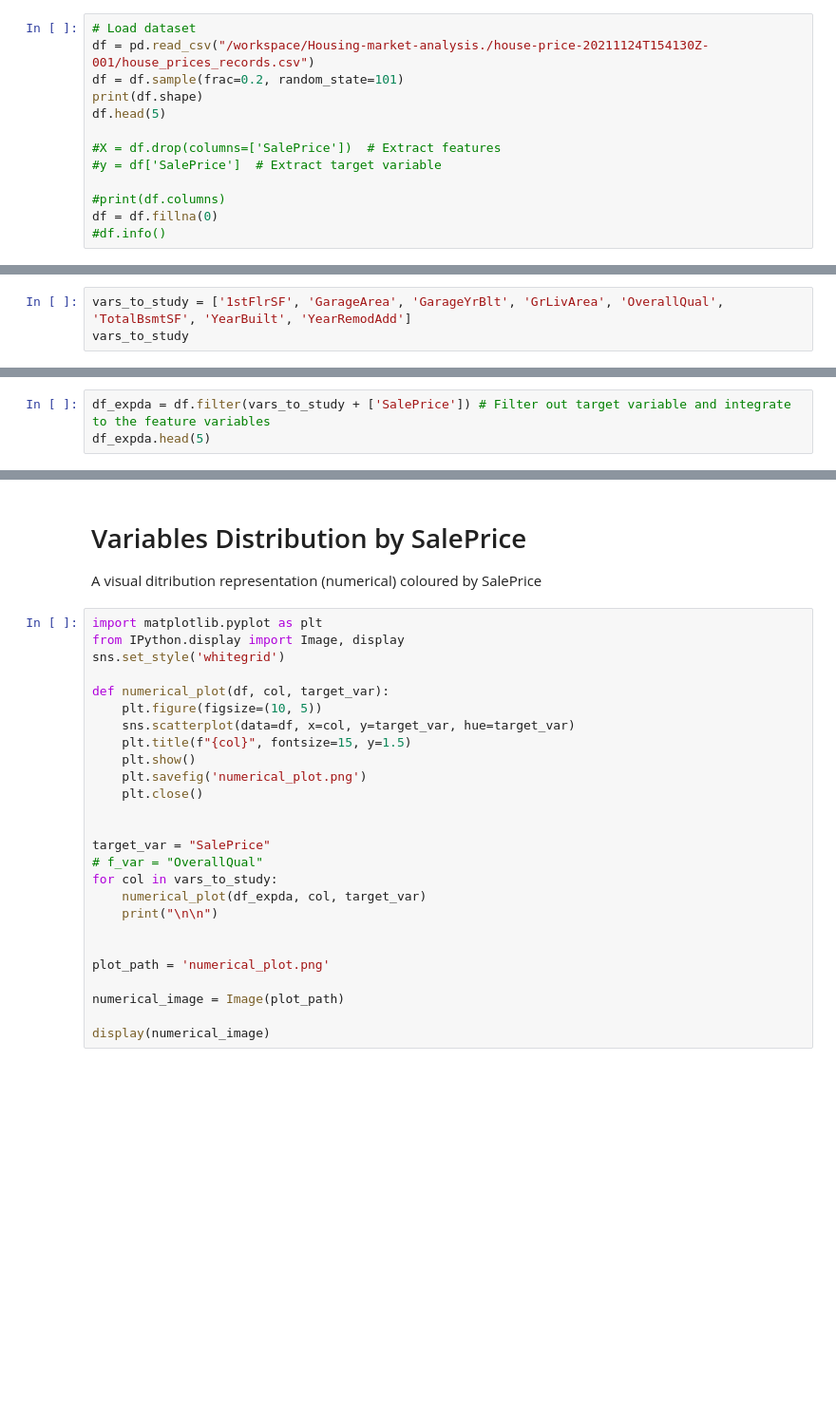
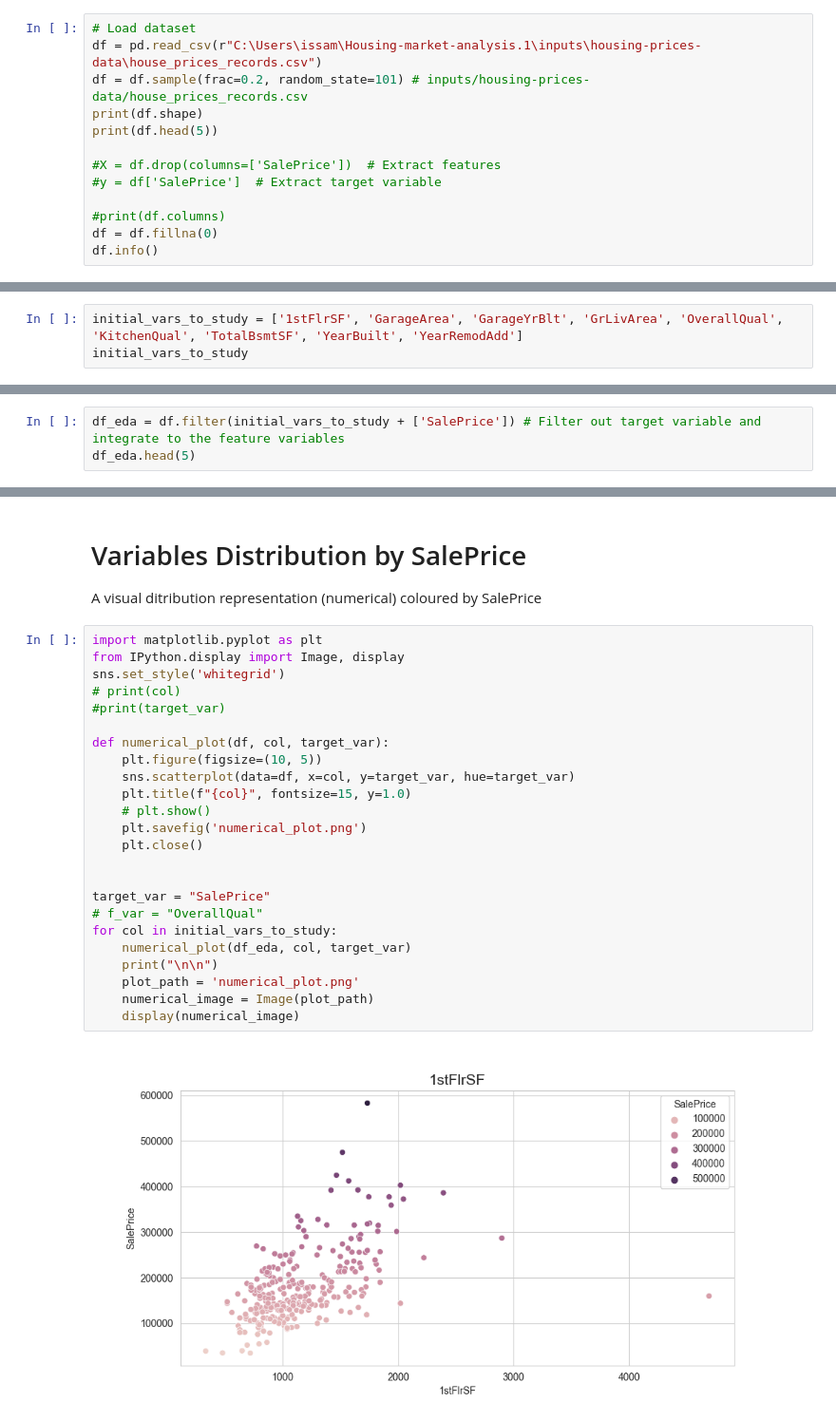
Before and after one commit to Issam-Allymis/Housing-market-analysis., a Jupyter notebook: jupyter_notebooks/02 - PredictingSalePrice.ipynb, the cells around one changed output, grey strips where cells are left out. Shown at 95% size. Saved outputs shown, nothing was run; the diff lists cells and outputs as text; blank space fills up the shorter version.

```diff
--- a/jupyter_notebooks/02 - PredictingSalePrice.ipynb
+++ b/jupyter_notebooks/02 - PredictingSalePrice.ipynb
@@ -38,14 +44,14 @@ from feature_engine.encoding import OneHotEncoder
 # Load Dataset
 # %%
 # Load dataset
-df = pd.read_csv("/workspace/Housing-market-analysis./house-price-20211124T154130Z-001/house_prices_records.csv")
-df = df.sample(frac=0.2, random_state=101)
+df = pd.read_csv(r"C:\Users\issam\Housing-market-analysis.1\inputs\housing-prices-data\house_prices_records.csv")
+df = df.sample(frac=0.2, random_state=101) # inputs/housing-prices-data/house_prices_records.csv
 print(df.shape)
-df.head(5)
+print(df.head(5))
 
 #X = df.drop(columns=['SalePrice'])  # Extract features
 #y = df['SalePrice']  # Extract target variable
 
 #print(df.columns)
 df = df.fillna(0)
-#df.info()
+df.info()
@@ -113,3 +201,3 @@ Therefore, in our analysis of the DataFrame (df). Moreover, we will explore the
 # %%
-vars_to_study = ['1stFlrSF', 'GarageArea', 'GarageYrBlt', 'GrLivArea', 'OverallQual', 'TotalBsmtSF', 'YearBuilt', 'YearRemodAdd']
-vars_to_study
+initial_vars_to_study = ['1stFlrSF', 'GarageArea', 'GarageYrBlt', 'GrLivArea', 'OverallQual', 'KitchenQual', 'TotalBsmtSF', 'YearBuilt', 'YearRemodAdd']
+initial_vars_to_study
@@ -116,5 +214,5 @@ vars_to_study
 # %% [markdown]
 # Exploratory Data Analysis (EDA) on selected variables
 # %%
-df_expda = df.filter(vars_to_study + ['SalePrice']) # Filter out target variable and integrate to the feature variables
-df_expda.head(5)
+df_eda = df.filter(initial_vars_to_study + ['SalePrice']) # Filter out target variable and integrate to the feature variables
+df_eda.head(5)
@@ -124,26 +229,26 @@ A visual ditribution representation (numerical) coloured by SalePrice
 # %%
 import matplotlib.pyplot as plt
 from IPython.display import Image, display
 sns.set_style('whitegrid')
+# print(col)
+#print(target_var)
 
 def numerical_plot(df, col, target_var):
     plt.figure(figsize=(10, 5))
     sns.scatterplot(data=df, x=col, y=target_var, hue=target_var)
-    plt.title(f"{col}", fontsize=15, y=1.5)
-    plt.show()
+    plt.title(f"{col}", fontsize=15, y=1.0)
+    # plt.show()
     plt.savefig('numerical_plot.png')
     plt.close()
 
 
 target_var = "SalePrice"
 # f_var = "OverallQual"
-for col in vars_to_study:
-    numerical_plot(df_expda, col, target_var)
+for col in initial_vars_to_study:
+    numerical_plot(df_eda, col, target_var)
     print("\n\n")
-
-
-plot_path = 'numerical_plot.png'
-
-numerical_image = Image(plot_path)
-
-display(numerical_image)
+    plot_path = 'numerical_plot.png'
+    numerical_image = Image(plot_path)
+    display(numerical_image)
+# %% [output]
+[figure, added]
```
Also changed, not shown: parts of 21 cells of this notebook, 38 other files.
